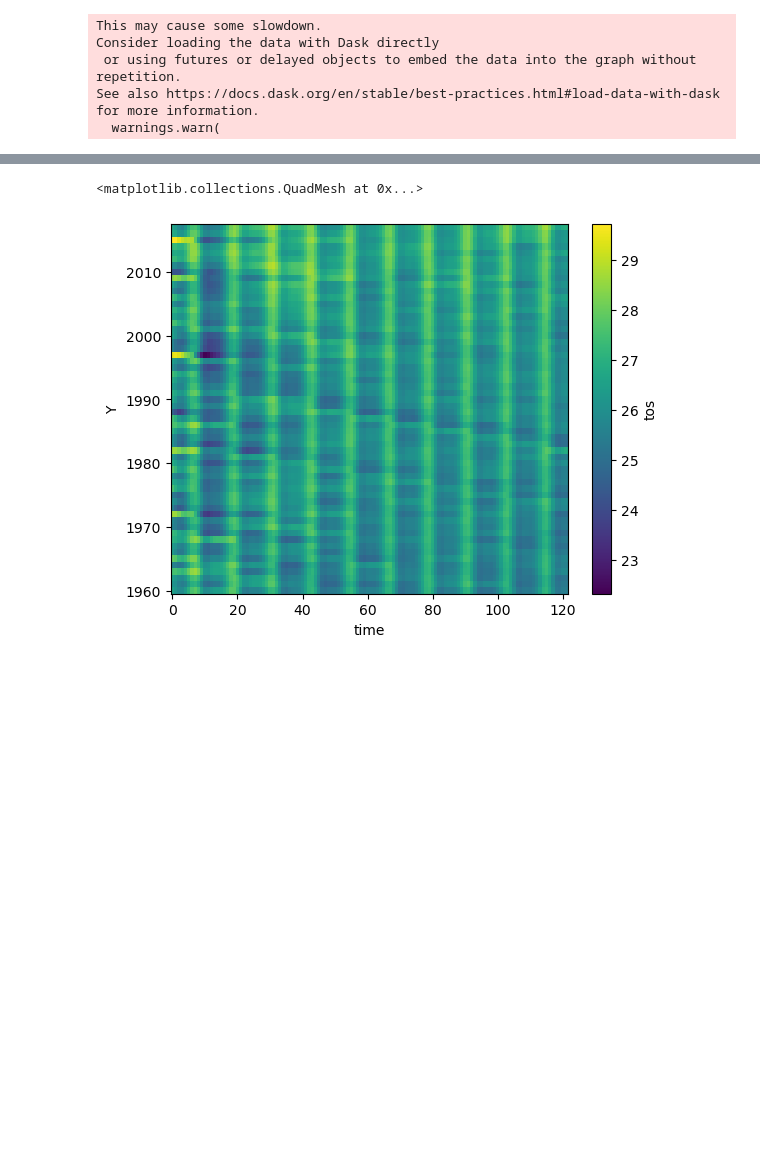
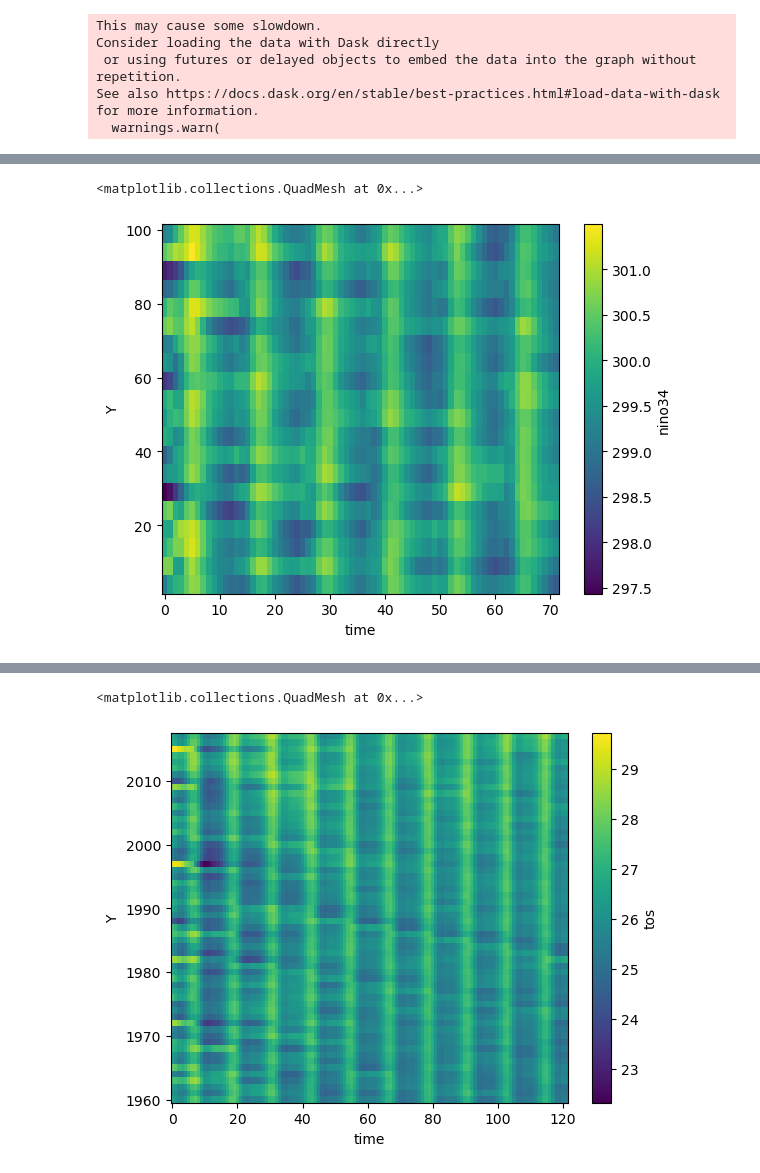
Before and after one commit to jemmajeffree/rom_decadal, a Jupyter notebook: dcpp_T.ipynb, the cells around one changed output, grey strips where cells are left out. Drawn from its saved outputs; the diff is of its cells as text; code cells hidden in the pictures; blank space fills up the shorter version.

```diff
--- a/dcpp_T.ipynb
+++ b/dcpp_T.ipynb
@@ -149,0 +138,5 @@ netCDF Operators version 4.9.2 (Homepage = http://nco.sf.net, Code = http://gith
+# %%
+ds.mean('M').plot()
+# %% [output]
+<matplotlib.collections.QuadMesh at 0x...>
+[figure, added]
```
Also changed, not shown: parts of 10 cells of this notebook, 1 other file.
